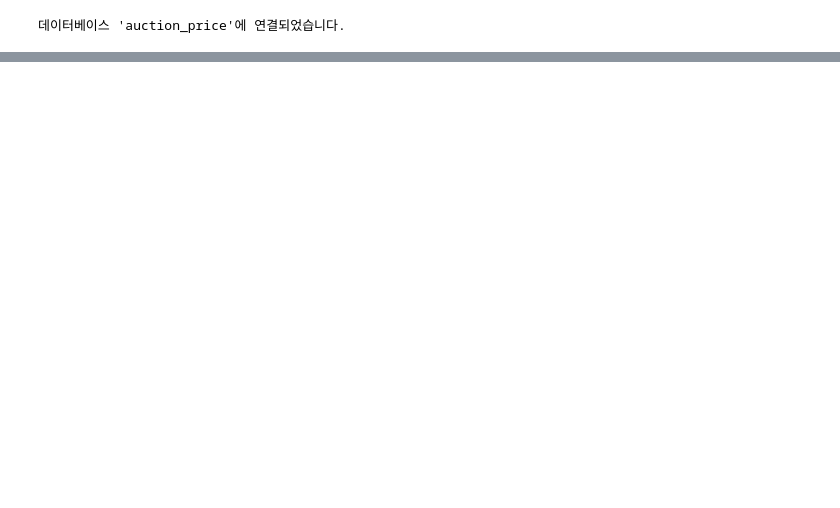
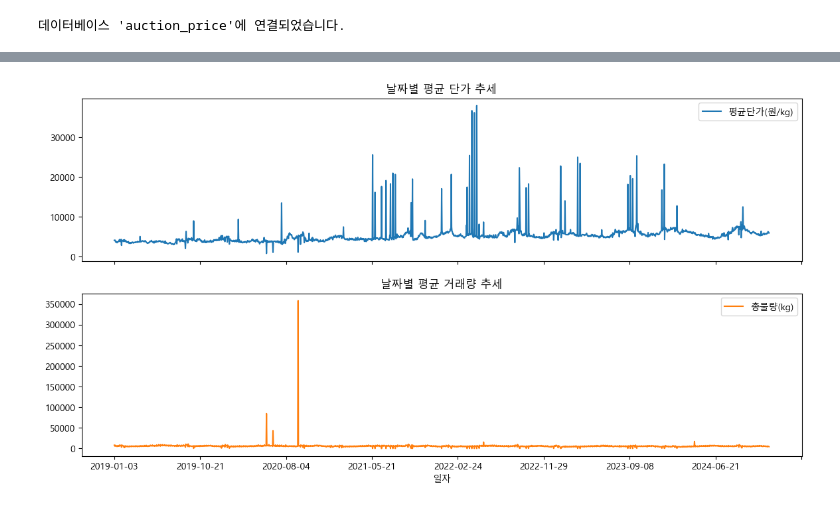
Before and after one commit to carpe-horas/Auction-Predictions, a Jupyter notebook: analysis/agromarket_analysis.ipynb, the cells around one changed output, grey strips where cells are left out. Cells and saved outputs as stored; diff of their text form; code cells hidden in the pictures; blank space fills up the shorter version.

```diff
--- a/analysis/agromarket_analysis.ipynb
+++ b/analysis/agromarket_analysis.ipynb
@@ -110,0 +258,9 @@ df['평균단가(원/kg)'] = df.apply(
+# %%
+# 날짜별 평균 가격 및 거래량 계산
+daily_data = df.groupby('일자')[['평균단가(원/kg)', '총물량(kg)']].mean()
+
+# 시각화
+daily_data.plot(figsize=(14, 7), subplots=True, title=['날짜별 평균 단가 추세', '날짜별 평균 거래량 추세'])
+plt.show()
+# %% [output]
+[figure, added]
```
Also changed, not shown: parts of 28 cells of this notebook, 8 other files.
